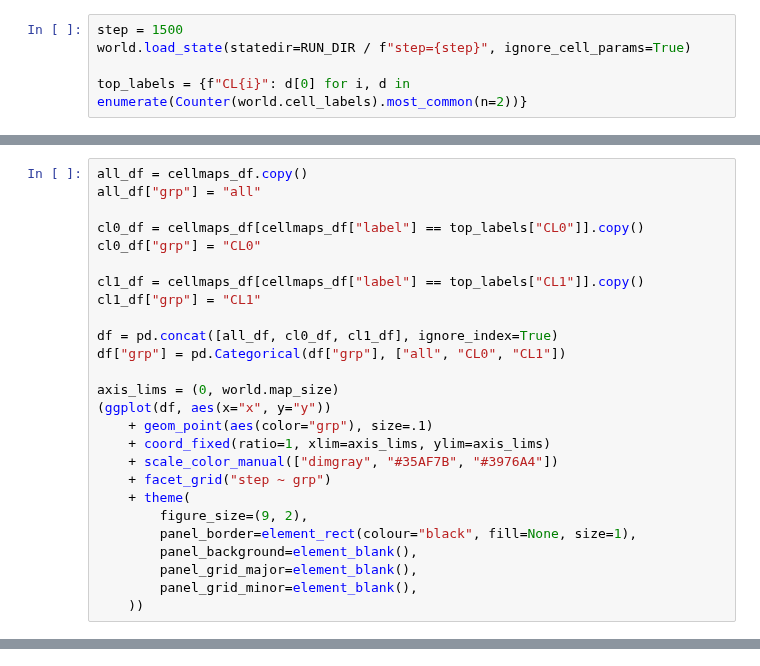
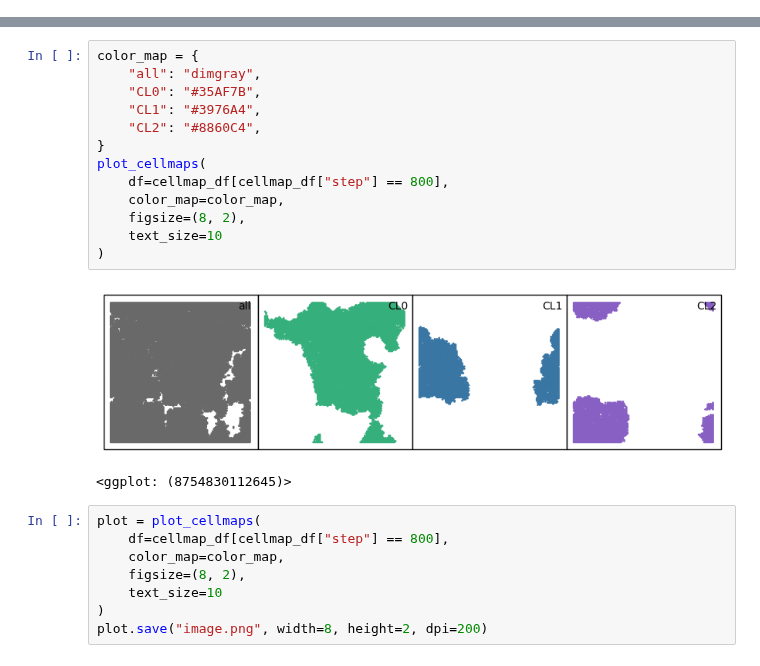
Before and after one commit to mRcSchwering/magic-soup, a Jupyter notebook: example/analysis.ipynb, the cells around one changed output, grey strips where cells are left out. Saved outputs shown, nothing was run; the diff lists cells and outputs as text.

```diff
--- a/example/analysis.ipynb
+++ b/example/analysis.ipynb
@@ -62,5 +39,0 @@ cells_df["df"] = "cells"
-# %%
-step = 1500
-world.load_state(statedir=RUN_DIR / f"step={step}", ignore_cell_params=True)
-
-top_labels = {f"CL{i}": d[0] for i, d in enumerate(Counter(world.cell_labels).most_common(n=2))}
@@ -79,26 +189,0 @@ cellmaps_df = pd.DataFrame.from_records(cellmap_records)
-# %%
-all_df = cellmaps_df.copy()
-all_df["grp"] = "all"
-
-cl0_df = cellmaps_df[cellmaps_df["label"] == top_labels["CL0"]].copy()
-cl0_df["grp"] = "CL0"
-
-cl1_df = cellmaps_df[cellmaps_df["label"] == top_labels["CL1"]].copy()
-cl1_df["grp"] = "CL1"
-
-df = pd.concat([all_df, cl0_df, cl1_df], ignore_index=True)
-df["grp"] = pd.Categorical(df["grp"], ["all", "CL0", "CL1"])
-
-axis_lims = (0, world.map_size)
-(ggplot(df, aes(x="x", y="y"))
-    + geom_point(aes(color="grp"), size=.1)
-    + coord_fixed(ratio=1, xlim=axis_lims, ylim=axis_lims)
-    + scale_color_manual(["dimgray", "#35AF7B", "#3976A4"])
-    + facet_grid("step ~ grp")
-    + theme(
-        figure_size=(9, 2),
-        panel_border=element_rect(colour="black", fill=None, size=1),
-        panel_background=element_blank(),
-        panel_grid_major=element_blank(),
-        panel_grid_minor=element_blank(),
-    ))
@@ -107,0 +225,24 @@ axis_lims = (0, world.map_size)
+# %%
+color_map = {
+    "all": "dimgray",
+    "CL0": "#35AF7B",
+    "CL1": "#3976A4",
+    "CL2": "#8860C4",
+}
+plot_cellmaps(
+    df=cellmap_df[cellmap_df["step"] == 800],
+    color_map=color_map,
+    figsize=(8, 2),
+    text_size=10
+)
+# %% [output]
+[figure, added]
+<ggplot: (8754830112645)>
+# %%
+plot = plot_cellmaps(
+    df=cellmap_df[cellmap_df["step"] == 800],
+    color_map=color_map,
+    figsize=(8, 2),
+    text_size=10
+)
+plot.save("image.png", width=8, height=2, dpi=200)
```
Also changed, not shown: parts of 10 cells of this notebook, 7 other files.
